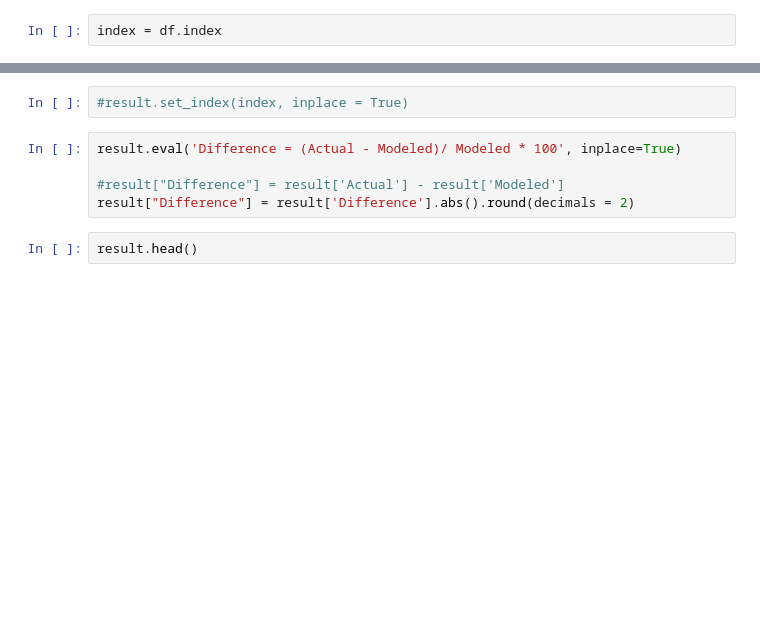
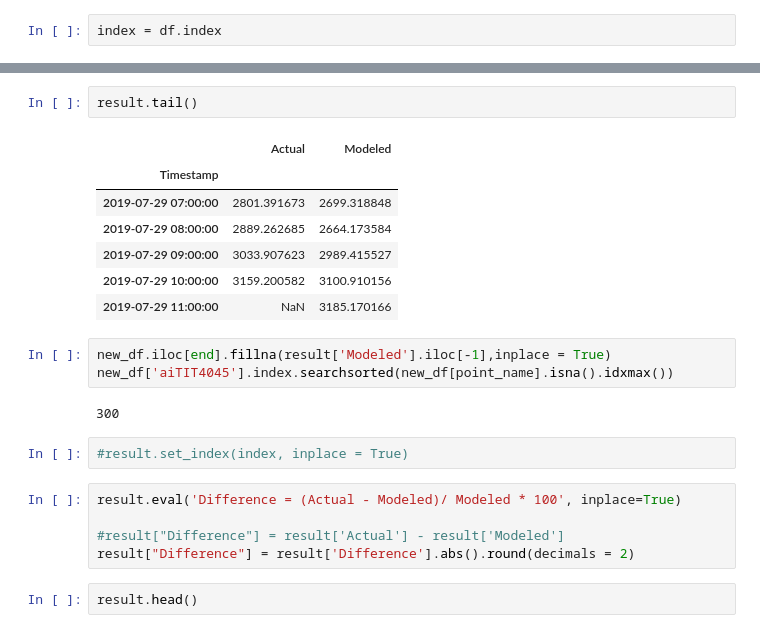
Before and after one commit to eco-data-science-team/LSTM-Anomaly-Detection, a Jupyter notebook: LSTM_Future_Predictor.ipynb, the cells around one changed output, grey strips where cells are left out. Cells and saved outputs as stored; diff of their text form; blank space fills up the shorter version.

```diff
--- a/LSTM_Future_Predictor.ipynb
+++ b/LSTM_Future_Predictor.ipynb
@@ -207,3 +242,18 @@ result.plot(figsize=(18,5),
+# %%
+result.tail()
+# %% [output]
+|  | Actual | Modeled |
+| Timestamp |  |  |
+| 2019-07-29 07:00:00 | 2801.391673 | 2699.318848 |
+| 2019-07-29 08:00:00 | 2889.262685 | 2664.173584 |
+| 2019-07-29 09:00:00 | 3033.907623 | 2989.415527 |
+| 2019-07-29 10:00:00 | 3159.200582 | 3100.910156 |
+| 2019-07-29 11:00:00 | NaN | 3185.170166 |
+# %%
+new_df.iloc[end].fillna(result['Modeled'].iloc[-1],inplace = True)
+new_df['aiTIT4045'].index.searchsorted(new_df[point_name].isna().idxmax())
+# %% [output]
+300
 # %%
 #result.set_index(index, inplace = True)
 # %%
```
Also changed, not shown: parts of 17 cells of this notebook, 1 other file.
